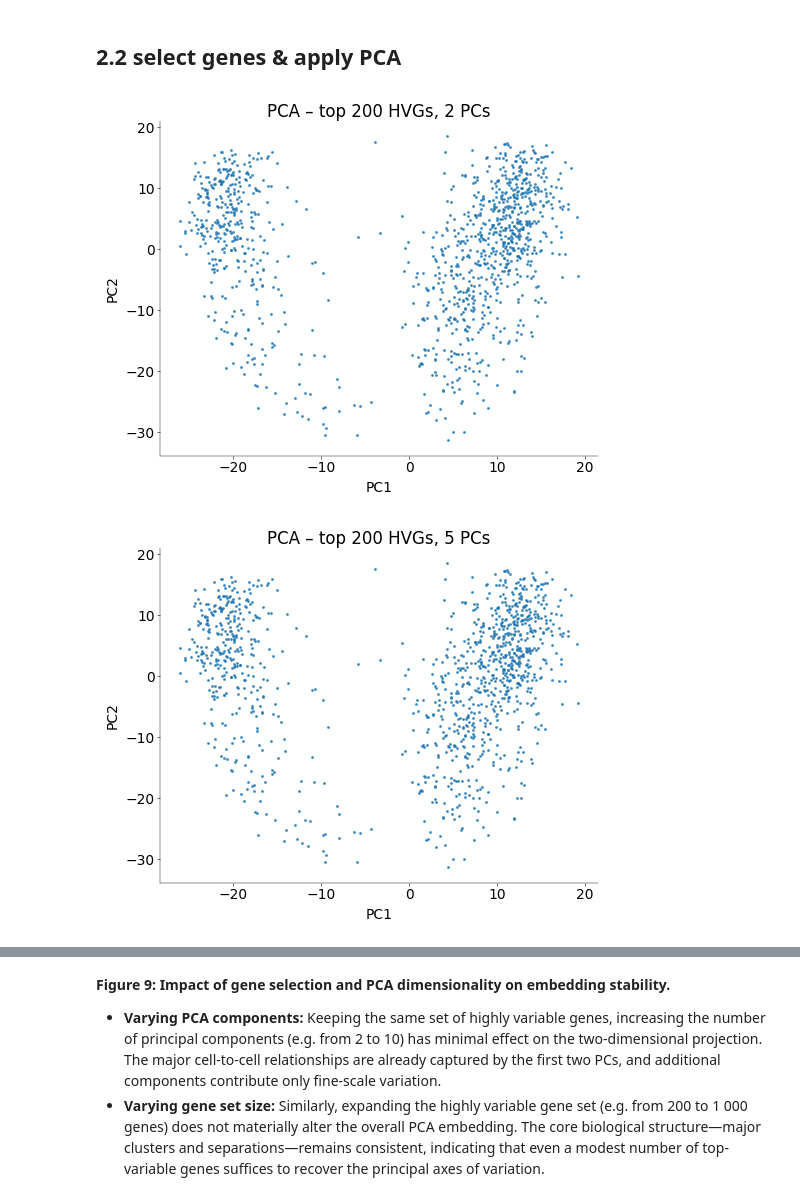
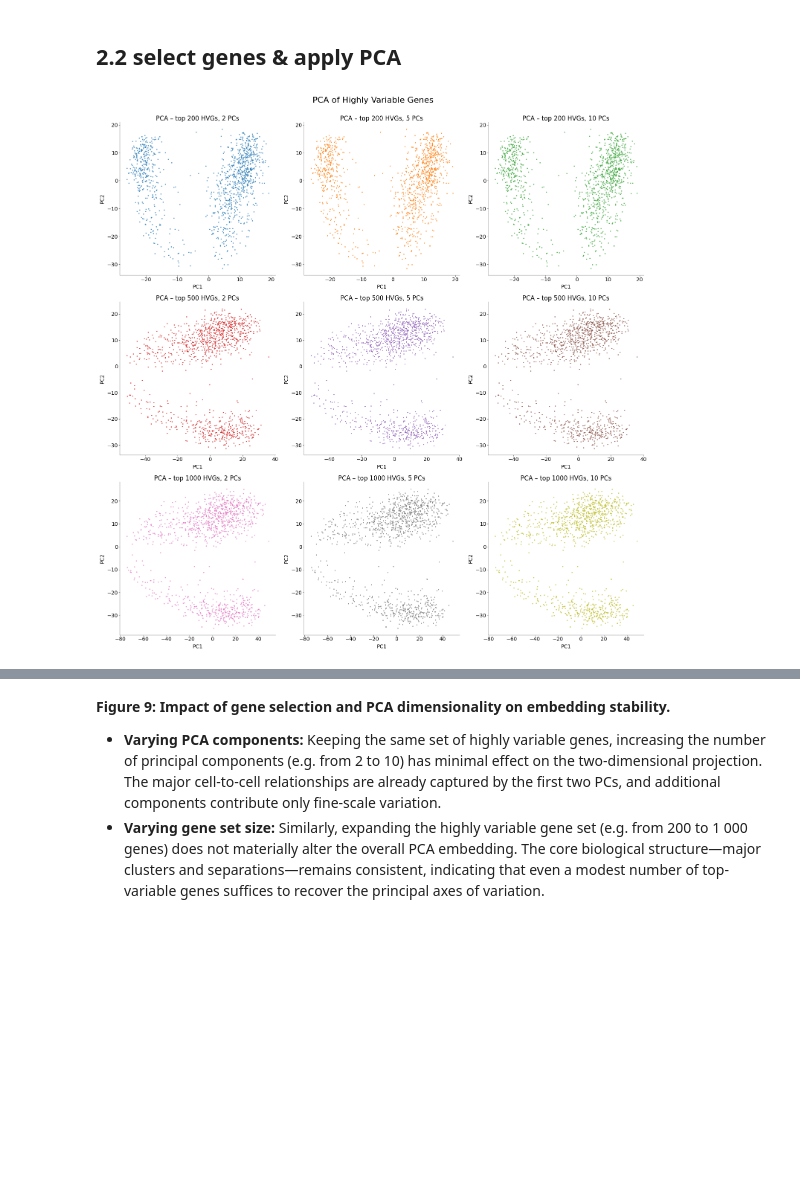
Before and after one commit to JuliusGrote/NDS_2025, a Jupyter notebook: notebooks/practical03.ipynb, the cells around one changed output, grey strips where cells are left out. Drawn from its saved outputs; the diff is of its cells as text; code cells hidden in the pictures; blank space fills up the shorter version.

Commit message:
improved figures

```diff
--- a/notebooks/practical03.ipynb
+++ b/notebooks/practical03.ipynb
@@ -1109,31 +1014,61 @@ Taken together, log1p(CPM) (second column, second row) most effectively normaliz
 # %%
 log_cpm = transforms["log1p"](
     norm_methods["CPM"]
 )  # select best normalization and transformation
 gene_vars = np.var(log_cpm, axis=0)
 
 n_genes_list = [
     200,
     500,
     1000,
 ]  # Select different amount of highly variable genes
 n_components_list = [2, 5, 10]  # Select different number of the PCA components
 
-# Plot all 9 combinations
-for n_genes in n_genes_list:
+# Create a color palette for different subplots
+colors = [
+    "#1f77b4",
+    "#ff7f0e",
+    "#2ca02c",
+    "#d62728",
+    "#9467bd",
+    "#8c564b",
+    "#e377c2",
+    "#7f7f7f",
+    "#bcbd22",
+]
+
+# create one big figure with subplots
+fig, axes = plt.subplots(
+    len(n_genes_list), len(n_components_list), figsize=(15, 15)
+)
+
+# Set the figure title
+fig.suptitle(
+    "PCA of Highly Variable Genes", fontsize=16, y=1
+)  # Adjust y for better spacing
+
+# Plot all 9 combinations using subplots
+color_idx = 0
+for i, n_genes in enumerate(n_genes_list):
     top_idx = np.argsort(gene_vars)[-n_genes:]
     submat = log_cpm[:, top_idx]
 
-    for n_comp in n_components_list:
+    for j, n_comp in enumerate(n_components_list):
         pca = PCA(n_components=n_comp)
         pcs = pca.fit_transform(submat)
 
-        plt.figure(figsize=(5, 4))
-        plt.scatter(pcs[:, 0], pcs[:, 1], s=5, alpha=0.7)
-        plt.title(f"PCA – top {n_genes} HVGs, {n_comp} PCs")
-        plt.xlabel("PC1")
-        plt.ylabel("PC2")
-        plt.show()
+        # Get the current subplot
+        ax = axes[i, j]
+
+        # Use different color for each subplot
+        ax.scatter(pcs[:, 0], pcs[:, 1], s=5, alpha=0.7, c=colors[color_idx])
+        ax.set_title(f"PCA – top {n_genes} HVGs, {n_comp} PCs")
+        ax.set_xlabel("PC1")
+        ax.set_ylabel("PC2")
+
+        color_idx += 1
+
+plt.tight_layout()
+plt.show()
 # %% [output]
-[figure, old version]
+[figure, new version]
-[figure, removed]
```
Also changed, not shown: parts of 13 cells of this notebook, 1 other file.
